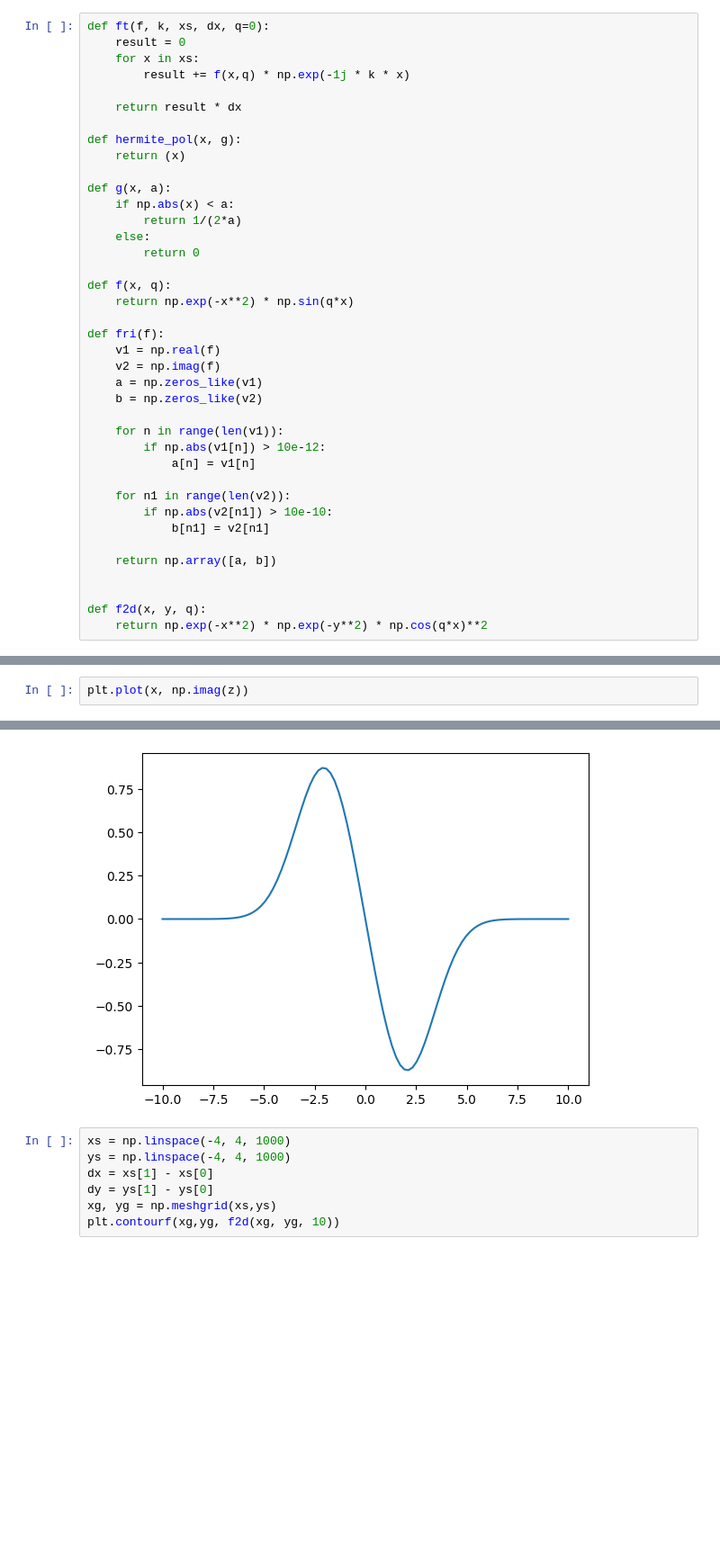
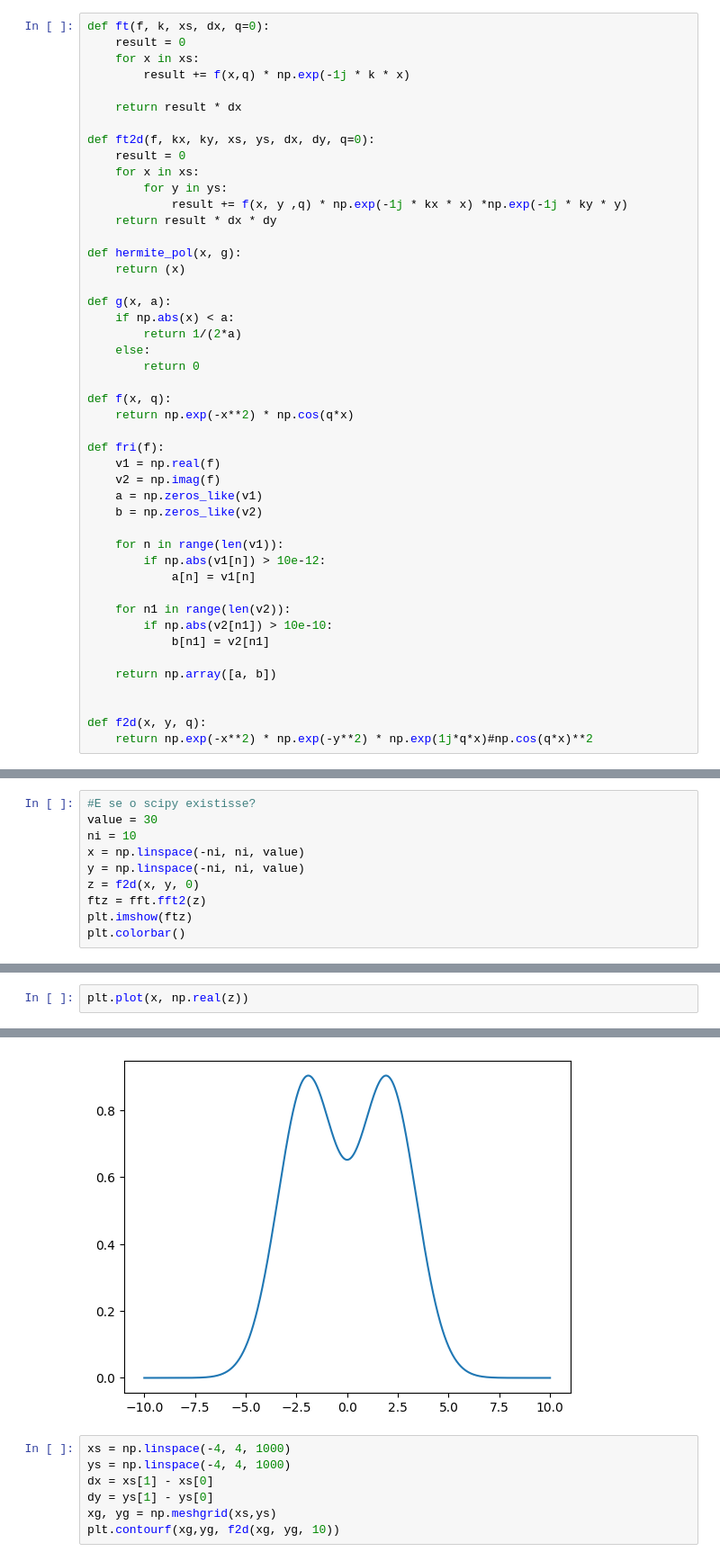
Before and after one commit to IuryPrego/overlap, a Jupyter notebook: ft.ipynb, the cells around one changed output, grey strips where cells are left out. Shown at 90% size. Cells and saved outputs as stored; diff of their text form; blank space fills up the shorter version.

```diff
--- a/ft.ipynb
+++ b/ft.ipynb
@@ -8,6 +11,13 @@ def ft(f, k, xs, dx, q=0):
         result += f(x,q) * np.exp(-1j * k * x)
 
     return result * dx
+
+def ft2d(f, kx, ky, xs, ys, dx, dy, q=0):
+    result = 0
+    for x in xs:
+        for y in ys:
+            result += f(x, y ,q) * np.exp(-1j * kx * x) *np.exp(-1j * ky * y)
+    return result * dx * dy
 
 def hermite_pol(x, g):
     return (x)
@@ -19,7 +29,7 @@ def g(x, a):
         return 0
 
 def f(x, q):
-    return np.exp(-x**2) * np.sin(q*x)
+    return np.exp(-x**2) * np.cos(q*x)
 
 def fri(f):
     v1 = np.real(f)
@@ -39,7 +49,7 @@ def fri(f):
 
 
 def f2d(x, y, q):
-    return np.exp(-x**2) * np.exp(-y**2) * np.cos(q*x)**2
+    return np.exp(-x**2) * np.exp(-y**2) * np.exp(1j*q*x)#np.cos(q*x)**2
 # %%
 # plota a funcão f
 xs = np.linspace(-4, 4, 100)
@@ -55,0 +89,10 @@ z = [ ft(f, k, x, dx, q=2) for k in x ]
+# %%
+#E se o scipy existisse?
+value = 30
+ni = 10
+x = np.linspace(-ni, ni, value)
+y = np.linspace(-ni, ni, value)
+z = f2d(x, y, 0)
+ftz = fft.fft2(z)
+plt.imshow(ftz)
+plt.colorbar()
@@ -70,8 +115,8 @@ Text(0.5, 0, 'imag')
 # %%
-plt.plot(x, np.imag(z))
+plt.plot(x, np.real(z))
 # %% [output]
 [<matplotlib.lines.Line2D at 0x...>]
-[figure, old version]
+[figure, new version]
 # %%
 xs = np.linspace(-4, 4, 1000)
 ys = np.linspace(-4, 4, 1000)
```
Also changed, not shown: parts of 7 cells of this notebook.
